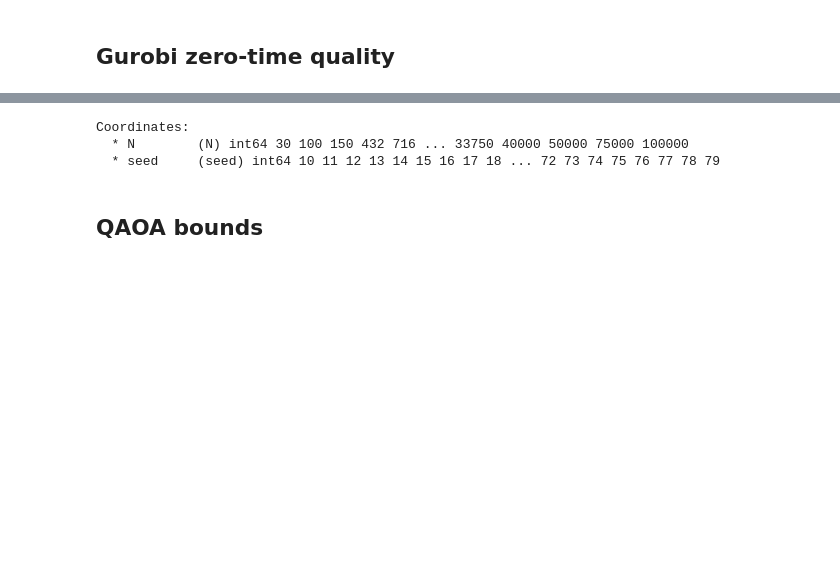
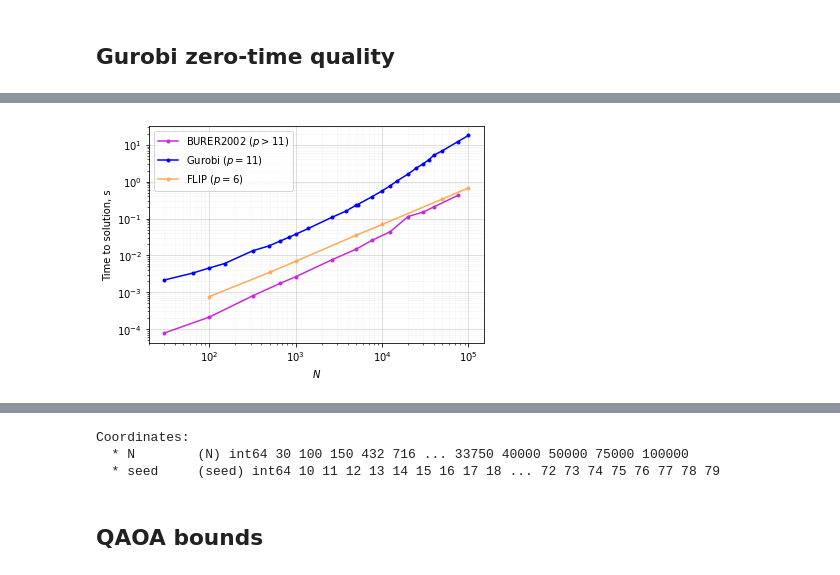
Before and after one commit to danlkv/quantum-classical-time-maxcut, a Jupyter notebook: plots/Quantum match gurobi time [figure5, 6].ipynb, the cells around one changed output, grey strips where cells are left out. Saved outputs shown, nothing was run; the diff lists cells and outputs as text; code cells hidden in the pictures; blank space fills up the shorter version.

```diff
--- a/plots/Quantum match gurobi time vs p-Copy1.ipynb
+++ b/plots/Quantum match gurobi time [figure5, 6].ipynb
@@ -141,12 +149,3 @@ def datapoint_at_time(lst, time=0):
             if lb > 0:
                 return dict(time=t, ub=ub, lb=lb)
     return dict(time=t, ub=ub, lb=lb)
-# %%
-def plot_with_statband(x, y, perc=.8, *args, **kwargs):
-    mn = np.median(y, -1)
-    thresh = 100*(1-perc)/2
-    up = np.percentile(y, 100-thresh, -1)
-    dn = np.percentile(y, thresh, -1)
-    plt.plot(x, mn, *args, **kwargs)
-    color = kwargs.get('color')
-    plt.fill_between(x, up, dn, alpha=.1, color=color)
@@ -296,3 +306,0 @@ def quantum_lower_bound(AR, N_samples, conf=.5):
-# %%
-data_match_mh = xar.apply_ufunc(to_mh, data_match, vectorize=True)
-len(data_match_mh.seed)
@@ -391,0 +307,84 @@ plt.savefig('./pdf/gurobi_timebounds.pdf')
+# %%
+plt.xlabel('$N$')
+plt.ylabel('Time to solution, s')
+color = '#1d7acc'
+TH = 0
+colors = get_colors(3)
+matched_quality = first_dps.N > TH
+
+
+def first_mqlib_t(x):
+    return x['times'][1]
+mqlib_t0times = xar.apply_ufunc(first_mqlib_t, mqlib_results.sel(kind='history'), vectorize=True)
+
+plt.plot(mqlib_t0times.N, mqlib_t0times.mean('seed'), '.-', color=colors[1],
+         label='BURER2002 ($p>11$)')
+
+# Gurobi data
+"""
+plot_with_statband(first_dps.N[matched_quality], tms[matched_quality], .8, '*-',
+                   color=colors[0],
+                   label='p=11 (Gurobi)'
+                  )
+                  """
+ymatched = tms[matched_quality].mean('seed')
+xmatched = first_dps.N[matched_quality]
+yunm = np.append(tms[~matched_quality].mean('seed'), ymatched[0])
+xunm = np.append(first_dps.N[~matched_quality], xmatched[0])
+
+plt.plot(xmatched, ymatched, '.-', color=colors[0], label='Gurobi ($p=11$)')
+#plt.plot(xunm, yunm, '.--', color=colors[0], label='$p>11$ (Gurobi)')
+
+# Message passing data
+"""
+plot_with_statband(mip_data_xar.N, mip_data_xar.sel(kind='time'), .8, '*-',
+                   color=colors[1],
+                   label='p=6 (FLIP)'
+                  )
+"""
+plt.plot(mip_data_xar.N, mip_data_xar.sel(kind='time').mean('seed'), '.-',
+#plot_with_statband_mean(mip_data_xar.N, mip_data_xar.sel(kind='time'), .8,'.-',
+                   color=colors[2],
+                   label='FLIP ($p=6$)'
+        )
+plt.grid(alpha=.5)
+ps = [6, 11, 12, 14]
+plt.grid(which='major', alpha=.5)
+plt.grid(which='minor', alpha=.1)
+plt.xscale('log')
+plt.yscale('log')
+#plt.xlim(700, 1e5+20000)
+
+# - Shading
+#   y0, y1 = plt.ylim()
+#   cl_adv = "#99FF99"
+#   cl_non = "#FFC59F"
+#   cl_dis = "#FFB3B3"
+#   cl_mod = "#FFFFB3"
+#   alpha = 0.5
+#   plt.fill_between(xmatched, ymatched, [y0]*len(ymatched),
+#                    color=cl_adv, alpha=alpha, zorder=-1, linewidth=0)
+
+#   plt.fill_between(xmatched, ymatched, [y1]*len(ymatched),
+#                    color=cl_non, alpha=alpha, zorder=-1, linewidth=0)
+#   plt.fill_between(xunm, yunm, [y0]*len(yunm),
+#                    color=cl_mod, alpha=alpha, zorder=-1, linewidth=0)
+
+#   plt.fill_between(xunm, yunm, [y1]*len(yunm),
+#                    color=cl_dis, alpha=alpha, zorder=-1, linewidth=0)
+#   plt.ylim(y0, y1)
+
+"""
+color='red'
+ylimm = 0.5*(ylimx+ylimy)
+plt.arrow(TH, ylimm, -1000, 0, width=0.01, head_length=200, edgecolor=color, color=color)
+ylimx, ylimy = plt.ylim()
+plt.vlines(TH, 0, ylimy, color=color)
+plt.text(TH-100, ylimm+0.05, 'No advantage\nhere', horizontalalignment='right', color='darkred')
+"""
+
+plt.legend()
+
+plt.savefig('pdf/advantage_sampling_freq.pdf')
+# %% [output]
+[figure, added]
```
Also changed, not shown: parts of 28 cells of this notebook, 8 other files.
